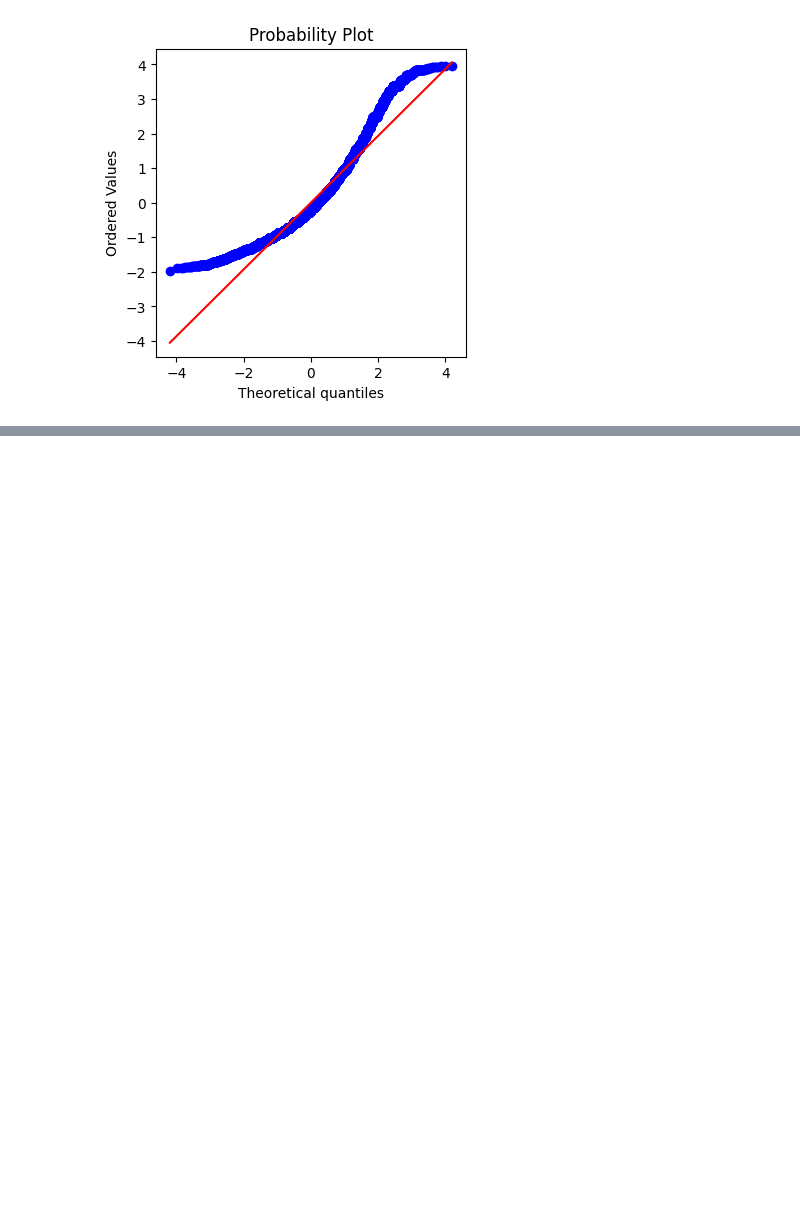
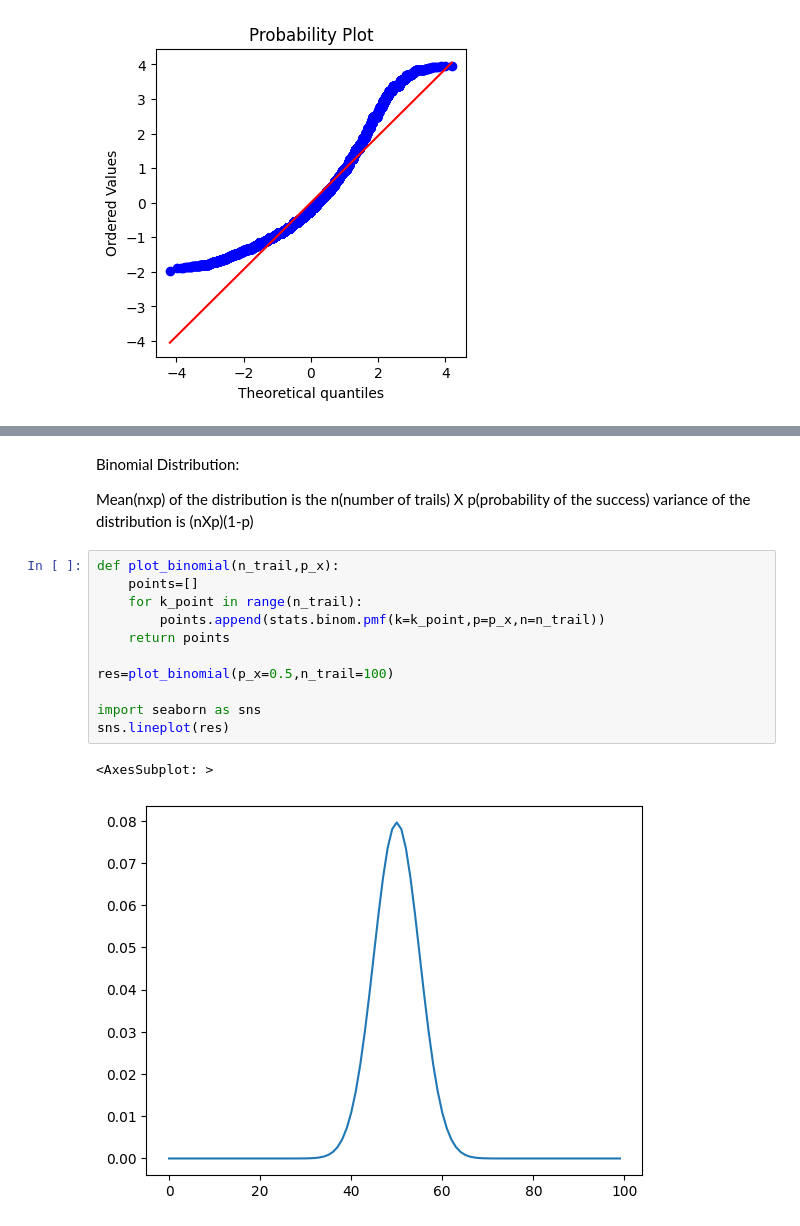
Before and after one commit to Anish-7/practical_statistics_notes, a Jupyter notebook: notes/chap2.ipynb, the cells around one changed output, grey strips where cells are left out. Saved outputs shown, nothing was run; the diff lists cells and outputs as text; blank space fills up the shorter version.

```diff
--- a/notes/chap2.ipynb
+++ b/notes/chap2.ipynb
@@ -255,0 +297,19 @@ xbar+ or - t(n-1 of 0.0.5 two tailed value of t table)*s/root(n)
+# %% [markdown]
+Binomial Distribution:
+
+Mean(nxp) of the distribution is the n(number of trails) X p(probability of the success)
+variance of the distribution is (nXp)(1-p)
+# %%
+def plot_binomial(n_trail,p_x):
+    points=[]
+    for k_point in range(n_trail):
+        points.append(stats.binom.pmf(k=k_point,p=p_x,n=n_trail))
+    return points
+
+res=plot_binomial(p_x=0.5,n_trail=100)
+
+import seaborn as sns
+sns.lineplot(res)
+# %% [output]
+<AxesSubplot: >
+[figure, added]
```
Also changed, not shown: parts of 18 cells of this notebook.
